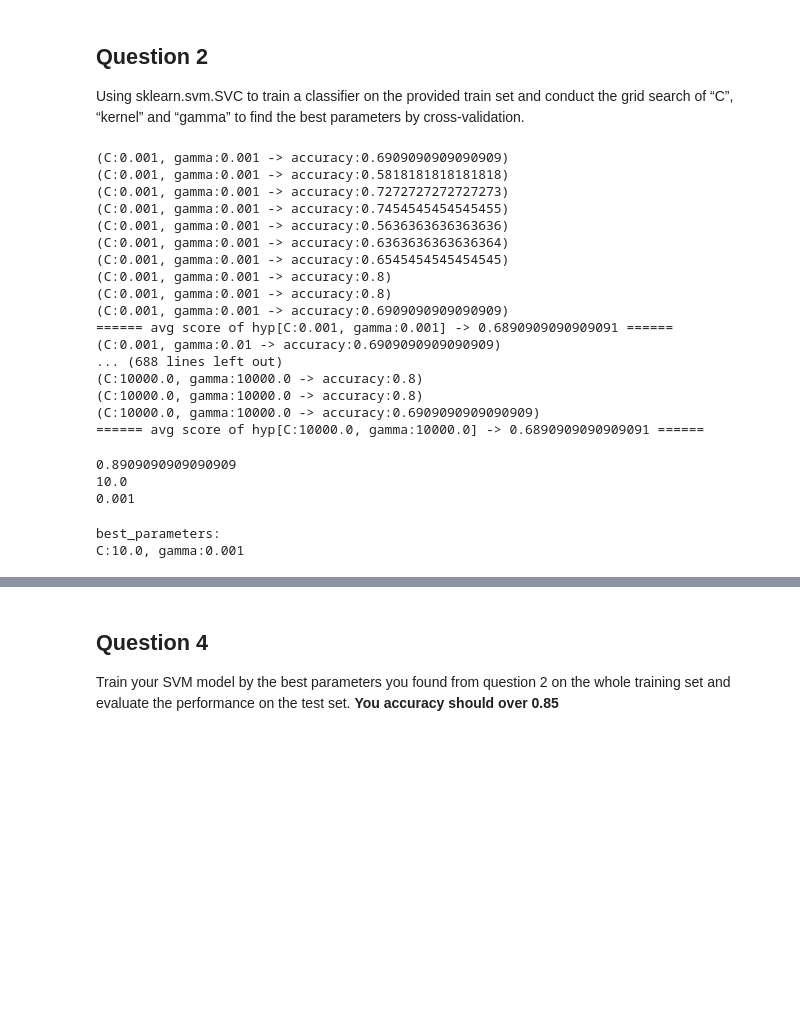
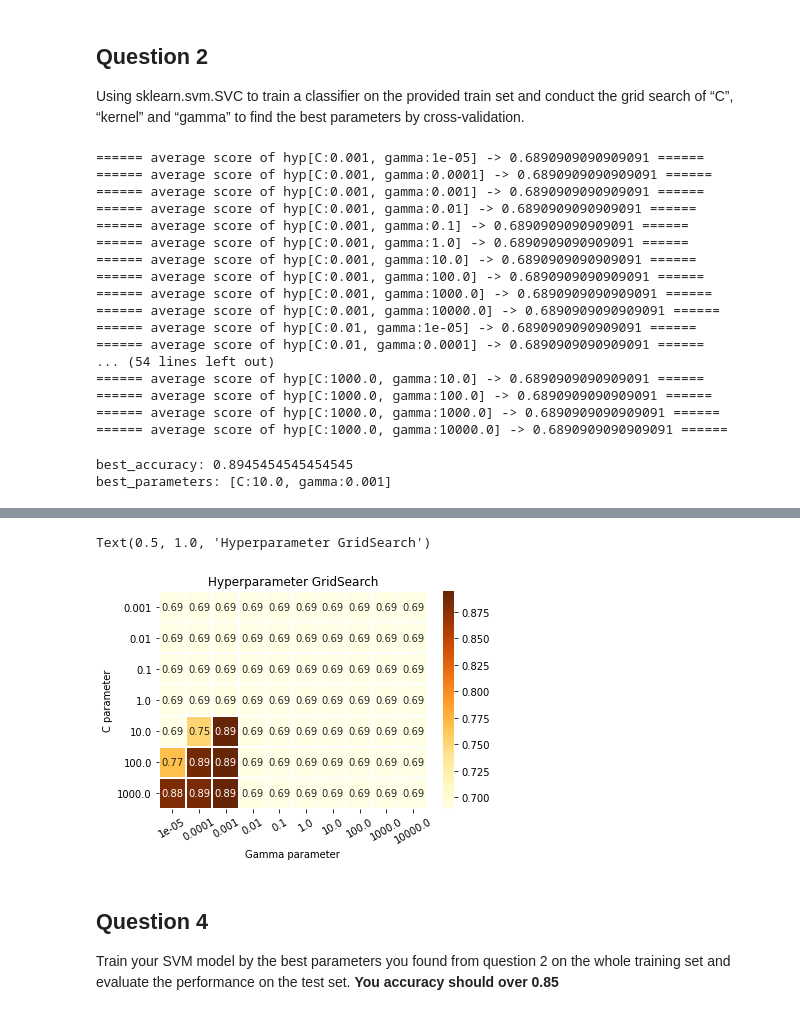
Before and after one commit to hurueilin/PR_HW4, a Jupyter notebook: 309553024_HW4.ipynb, the cells around one changed output, grey strips where cells are left out. Cells and saved outputs as stored; diff of their text form; code cells hidden in the pictures; blank space fills up the shorter version.

Commit message:
Finish grid search and plotting heatmap

```diff
--- a/309553024_HW4.ipynb
+++ b/309553024_HW4.ipynb
@@ -142,57 +142,66 @@ def runCrossValidation(c, gamma, kfold_data):
     return total_score / k
 # %%
 """ Grid search to find the best C and gamma """
-C_list = [0.001, 0.01, 0.1, 1.0, 10.0, 100.0, 1000.0, 10000.0]
-Gamma_list = [0.001, 0.01, 0.1, 1.0, 10.0, 100.0, 1000.0, 10000.0]
+C_list = [0.001, 0.01, 0.1, 1.0, 10.0, 100.0, 1000.0]
+Gamma_list = [0.00001, 0.0001, 0.001, 0.01, 0.1, 1.0, 10.0, 100.0, 1000.0, 10000.0]
+accuracy_list = []
 best_accuracy = 0.0
 best_C, best_gamma = None, None
 
 for c in C_list:
     for gamma in Gamma_list:
         # For current hyperparameter setting, run cross validation and get the average score
-        average_score = runCrossValidation(c, gamma, kfold_data)
-        print(f'====== avg score of hyp[C:{c}, gamma:{gamma}] -> {average_score} ======')
+        avg_accuracy = runCrossValidation(c, gamma, kfold_data)
+        print(f'====== average score of hyp[C:{c}, gamma:{gamma}] -> {avg_accuracy} ======')
+        accuracy_list.append(avg_accuracy)
 
-        if(best_accuracy < average_score):
-            best_accuracy =  average_score
+        if(best_accuracy < avg_accuracy):
+            best_accuracy =  avg_accuracy
             best_C = c
             best_gamma = gamma
+
+# Transform the accuracy list to ndarray (for plotting heatmap)
+accuracy_arr = np.array(accuracy_list).reshape(len(C_list), len(Gamma_list))
 # %% [output]
-(C:0.001, gamma:0.001 -> accuracy:0.6909090909090909)
-(C:0.001, gamma:0.001 -> accuracy:0.5818181818181818)
-(C:0.001, gamma:0.001 -> accuracy:0.7272727272727273)
-(C:0.001, gamma:0.001 -> accuracy:0.7454545454545455)
-(C:0.001, gamma:0.001 -> accuracy:0.5636363636363636)
-(C:0.001, gamma:0.001 -> accuracy:0.6363636363636364)
-(C:0.001, gamma:0.001 -> accuracy:0.6545454545454545)
-(C:0.001, gamma:0.001 -> accuracy:0.8)
-(C:0.001, gamma:0.001 -> accuracy:0.8)
-(C:0.001, gamma:0.001 -> accuracy:0.6909090909090909)
-====== avg score of hyp[C:0.001, gamma:0.001] -> 0.6890909090909091 ======
-(C:0.001, gamma:0.01 -> accuracy:0.6909090909090909)
-... (688 lines left out)
-(C:10000.0, gamma:10000.0 -> accuracy:0.8)
-(C:10000.0, gamma:10000.0 -> accuracy:0.8)
-(C:10000.0, gamma:10000.0 -> accuracy:0.6909090909090909)
-====== avg score of hyp[C:10000.0, gamma:10000.0] -> 0.6890909090909091 ======
+====== average score of hyp[C:0.001, gamma:1e-05] -> 0.6890909090909091 ======
+====== average score of hyp[C:0.001, gamma:0.0001] -> 0.6890909090909091 ======
+====== average score of hyp[C:0.001, gamma:0.001] -> 0.6890909090909091 ======
+====== average score of hyp[C:0.001, gamma:0.01] -> 0.6890909090909091 ======
+====== average score of hyp[C:0.001, gamma:0.1] -> 0.6890909090909091 ======
+====== average score of hyp[C:0.001, gamma:1.0] -> 0.6890909090909091 ======
+====== average score of hyp[C:0.001, gamma:10.0] -> 0.6890909090909091 ======
+====== average score of hyp[C:0.001, gamma:100.0] -> 0.6890909090909091 ======
+====== average score of hyp[C:0.001, gamma:1000.0] -> 0.6890909090909091 ======
+====== average score of hyp[C:0.001, gamma:10000.0] -> 0.6890909090909091 ======
+====== average score of hyp[C:0.01, gamma:1e-05] -> 0.6890909090909091 ======
+====== average score of hyp[C:0.01, gamma:0.0001] -> 0.6890909090909091 ======
+... (54 lines left out)
+====== average score of hyp[C:1000.0, gamma:10.0] -> 0.6890909090909091 ======
+====== average score of hyp[C:1000.0, gamma:100.0] -> 0.6890909090909091 ======
+====== average score of hyp[C:1000.0, gamma:1000.0] -> 0.6890909090909091 ======
+====== average score of hyp[C:1000.0, gamma:10000.0] -> 0.6890909090909091 ======
 # %%
-print(best_accuracy)
-print(best_C)
-print(best_gamma)
+print('best_accuracy:', best_accuracy)
+print(f'best_parameters: [C:{best_C}, gamma:{best_gamma}]')
 # %% [output]
-0.8909090909090909
-10.0
-0.001
+best_accuracy: 0.8945454545454545
+best_parameters: [C:10.0, gamma:0.001]
-# %%
-print('best_parameters:')
-print(f'C:{best_C}, gamma:{best_gamma}')
-# %% [output]
-best_parameters:
-C:10.0, gamma:0.001
 # %% [markdown]
 ## Question 3
 Plot the grid search results of your SVM. The x, y represents the hyperparameters of “gamma” and “C”, respectively. And the color represents the average score of validation folds
 You reults should be look like this reference image below ![image](https://miro.medium.com/max/1296/1*wGWTup9r4cVytB5MOnsjdQ.png)
+# %%
+import matplotlib as plt
+import seaborn as sns
+
+ax = sns.heatmap(accuracy_arr, annot=True, fmt=".2f", cmap="YlOrBr", linewidths=1, linecolor='white')
+ax.set_xticklabels(Gamma_list, rotation=30)
+ax.set_yticklabels(C_list, rotation=0)
+ax.set(xlabel='Gamma parameter', ylabel='C parameter')
+ax.set_title("Hyperparameter GridSearch")
+# %% [output]
+Text(0.5, 1.0, 'Hyperparameter GridSearch')
+[figure, added]
 # %% [markdown]
 ## Question 4
 Train your SVM model by the best parameters you found from question 2 on the whole training set and evaluate the performance on the test set. **You accuracy should over 0.85**
```
Also changed, not shown: parts of 1 cell of this notebook.
